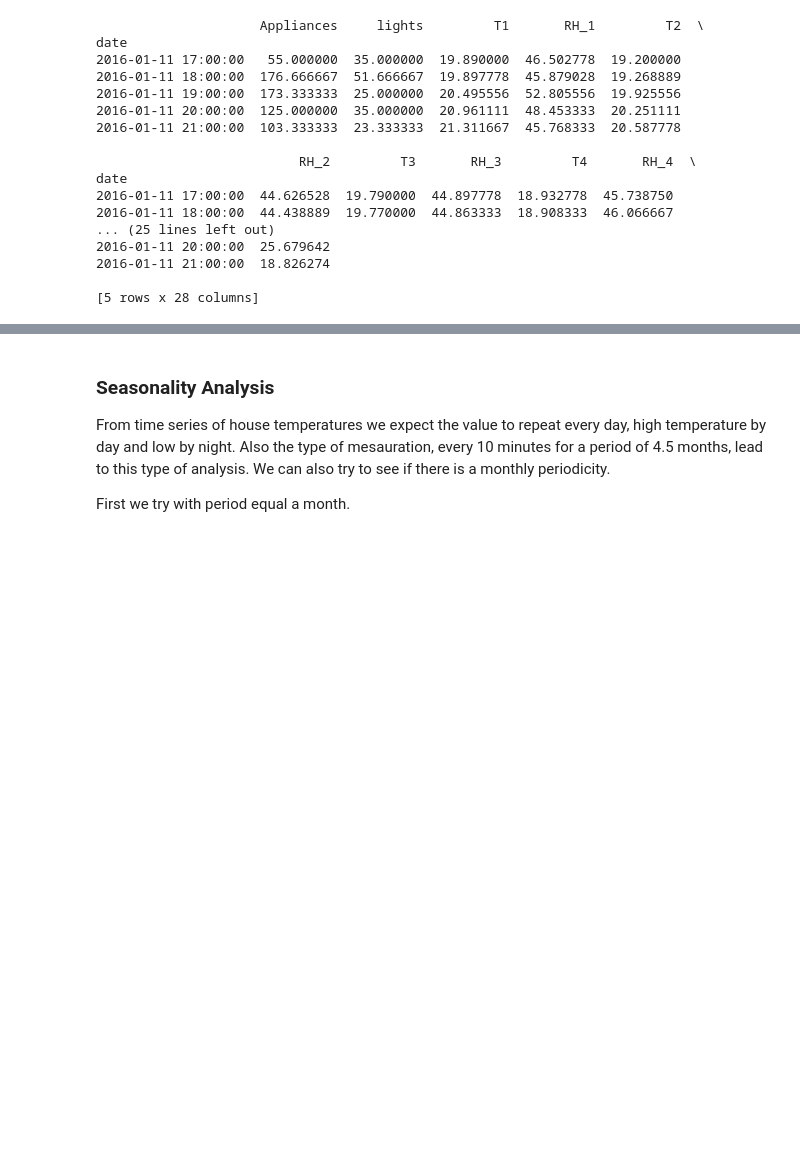
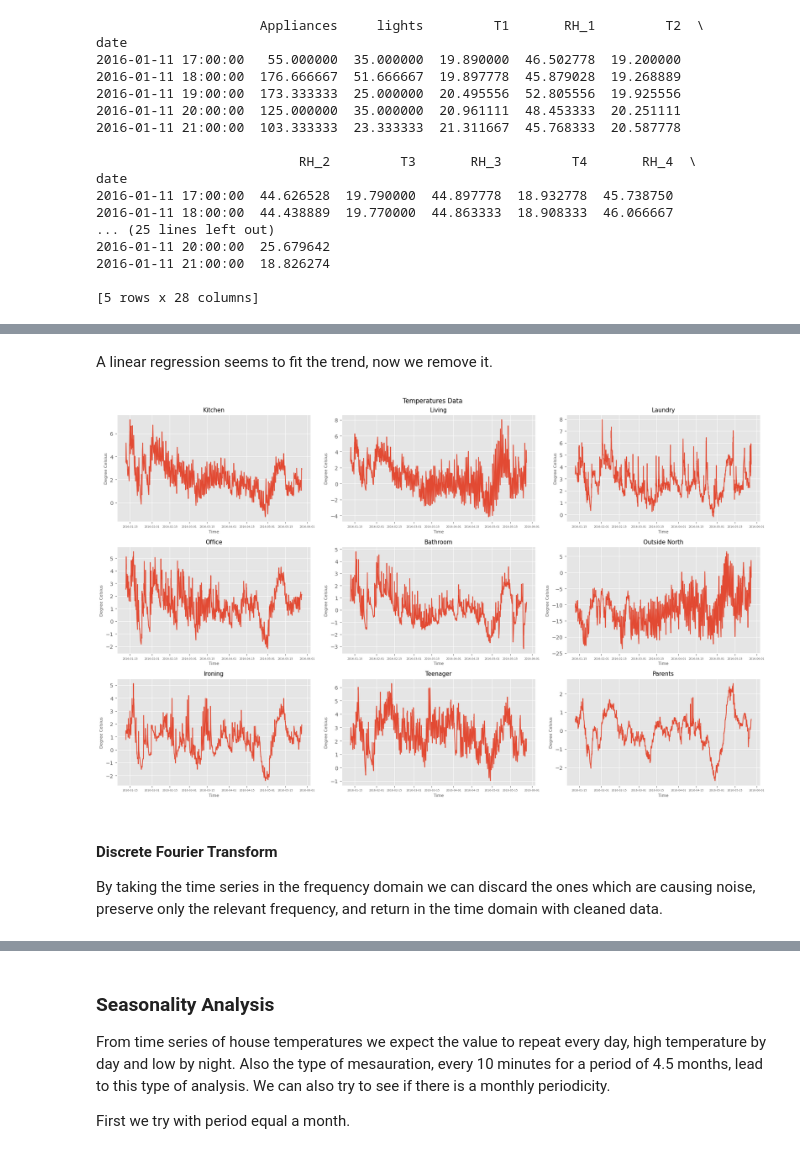
Before and after one commit to lilf4p/ispr-midterm, a Jupyter notebook: midterm1/temperature_analysis.ipynb, the cells around one changed output, grey strips where cells are left out. Cells and saved outputs as stored; diff of their text form; code cells hidden in the pictures; blank space fills up the shorter version.

```diff
--- a/midterm1/temperature_analysis.ipynb
+++ b/midterm1/temperature_analysis.ipynb
@@ -97,3 +131,34 @@ date
+# %% [markdown]
+A linear regression seems to fit the trend, now we remove it.
+# %%
+plt.style.use("ggplot")
+figure, axis = plt.subplots(3, 3, figsize=(18, 11))
+
+k=0
+for i in range(3):
+    for j in range(3):
+        k+=1
+
+        #remove linear trend
+        df_sub['T'+str(k)] = [df_sub['T'+str(k)][i] - trend[i] for i in range(0, len(df_sub['T'+str(k)]))]
+
+        #axis[i,j].plot(y)
+        axis[i,j].plot(df_sub['T'+str(k)])
+
+        axis[i,j].set_title(sensors[k], fontsize=11)
+        axis[i,j].set_xlabel("Time", fontsize=8)
+        axis[i,j].set_ylabel("Degree Celsius", fontsize=8)
+        axis[i,j].tick_params(axis="x", labelsize=5)
+
+
+figure.suptitle("Temperatures Data")
+figure.tight_layout()
+plt.show()
+# %% [output]
+[figure, added]
+# %% [markdown]
+#### Discrete Fourier Transform
+By taking the time series in the frequency domain we can discard the ones which are causing noise, preserve only the relevant frequency, and return in the time domain with cleaned data.
 # %%
 plt.style.use("ggplot")
 figure, axis = plt.subplots(3, 3, figsize=(18, 11))
```
Also changed, not shown: parts of 11 cells of this notebook.
